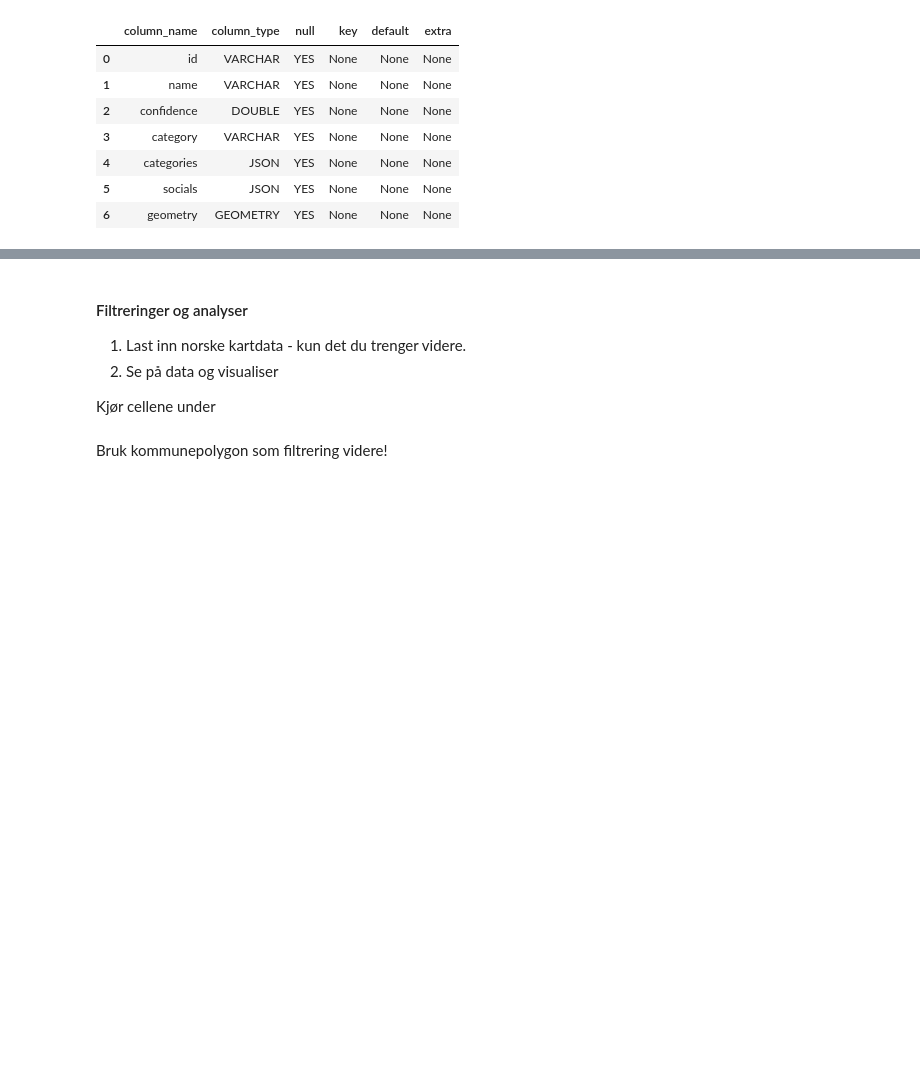
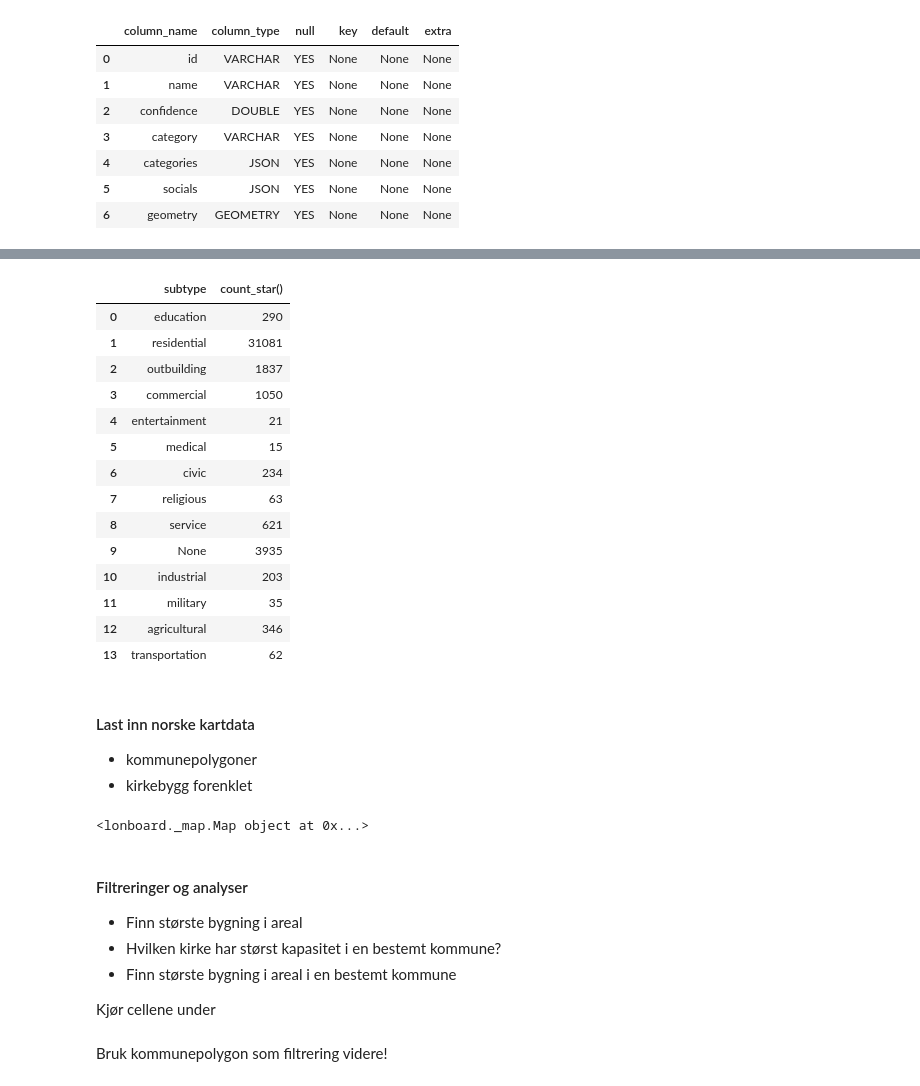
Before and after one commit to kartAI/skygeo, a Jupyter notebook: src/skygeo-workshop/Cumulus_Geographica.ipynb, the cells around one changed output, grey strips where cells are left out. Drawn from its saved outputs; the diff is of its cells as text; code cells hidden in the pictures; blank space fills up the shorter version.

```diff
--- a/src/skygeo-workshop/Cumulus_Geographica.ipynb
+++ b/src/skygeo-workshop/Cumulus_Geographica.ipynb
@@ -225,0 +263,22 @@ r.df()
+# %%
+conn.sql("SELECT  subtype, count(*) FROM overturemap_buildings GROUP BY subtype").df()
+# %% [output]
+|  | subtype | count_star() |
+| 0 | education | 290 |
+| 1 | residential | 31081 |
+| 2 | outbuilding | 1837 |
+| 3 | commercial | 1050 |
+| 4 | entertainment | 21 |
+| 5 | medical | 15 |
+| 6 | civic | 234 |
+| 7 | religious | 63 |
+| 8 | service | 621 |
+| 9 | None | 3935 |
+| 10 | industrial | 203 |
+| 11 | military | 35 |
+| 12 | agricultural | 346 |
+| 13 | transportation | 62 |
+# %% [markdown]
+#### Last inn norske kartdata
+- kommunepolygoner
+- kirkebygg forenklet
@@ -226,8 +297,17 @@ r.df()
+# %%
+## Valgfritt: Exploration and visualization
+
+res = conn.sql("SELECT * FROM kirkebygg")
+#res = conn.sql("SELECT * FROM kommuner")
+viz(res)
+# %% [output]
+<lonboard._map.Map object at 0x...>
 # %% [markdown]
 #### Filtreringer og analyser
 
-1. Last inn norske kartdata - kun det du trenger videre.
-2. Se på data og visualiser
+- Finn største bygning i areal
+- Hvilken kirke har størst kapasitet i en bestemt kommune?
+- Finn største bygning i areal i en bestemt kommune
 
 Kjør cellene under
 # %%
```
Also changed, not shown: parts of 10 cells of this notebook.
